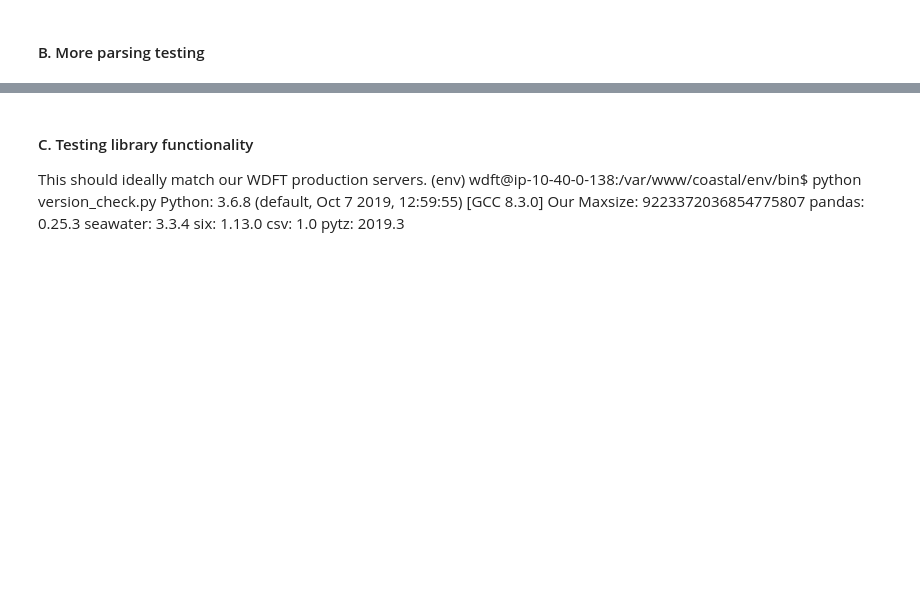
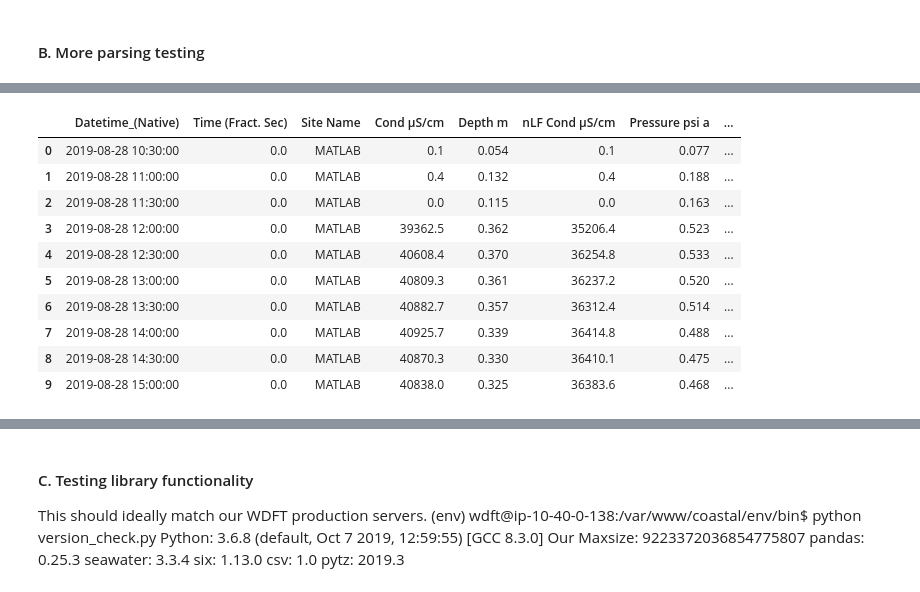
Before and after one commit to kimia-karimi/sonde3, a Jupyter notebook: index.ipynb, the cells around one changed output, grey strips where cells are left out. Drawn from its saved outputs; the diff is of its cells as text; code cells hidden in the pictures; blank space fills up the shorter version.

Commit message:
tests and fixes

```diff
--- a/index.ipynb
+++ b/index.ipynb
@@ -399,0 +329,15 @@ Index(['Datetime_(UTC)', 'water_speed', 'water_bearing',
+# %%
+metadata, df = sonde3.sonde("tests/ysi_test_files/EMBData_Retrieved10.3.2019.csv")
+df.head(10)
+# %% [output]
+|  | Datetime_(Native) | Time (Fract. Sec) | Site Name | Cond µS/cm | Depth m | nLF Cond µS/cm | Pressure psi a | ... |
+| 0 | 2019-08-28 10:30:00 | 0.0 | MATLAB | 0.1 | 0.054 | 0.1 | 0.077 | ... |
+| 1 | 2019-08-28 11:00:00 | 0.0 | MATLAB | 0.4 | 0.132 | 0.4 | 0.188 | ... |
+| 2 | 2019-08-28 11:30:00 | 0.0 | MATLAB | 0.0 | 0.115 | 0.0 | 0.163 | ... |
+| 3 | 2019-08-28 12:00:00 | 0.0 | MATLAB | 39362.5 | 0.362 | 35206.4 | 0.523 | ... |
+| 4 | 2019-08-28 12:30:00 | 0.0 | MATLAB | 40608.4 | 0.370 | 36254.8 | 0.533 | ... |
+| 5 | 2019-08-28 13:00:00 | 0.0 | MATLAB | 40809.3 | 0.361 | 36237.2 | 0.520 | ... |
+| 6 | 2019-08-28 13:30:00 | 0.0 | MATLAB | 40882.7 | 0.357 | 36312.4 | 0.514 | ... |
+| 7 | 2019-08-28 14:00:00 | 0.0 | MATLAB | 40925.7 | 0.339 | 36414.8 | 0.488 | ... |
+| 8 | 2019-08-28 14:30:00 | 0.0 | MATLAB | 40870.3 | 0.330 | 36410.1 | 0.475 | ... |
+| 9 | 2019-08-28 15:00:00 | 0.0 | MATLAB | 40838.0 | 0.325 | 36383.6 | 0.468 | ... |
```
Also changed, not shown: parts of 24 cells of this notebook, 5 other files.
